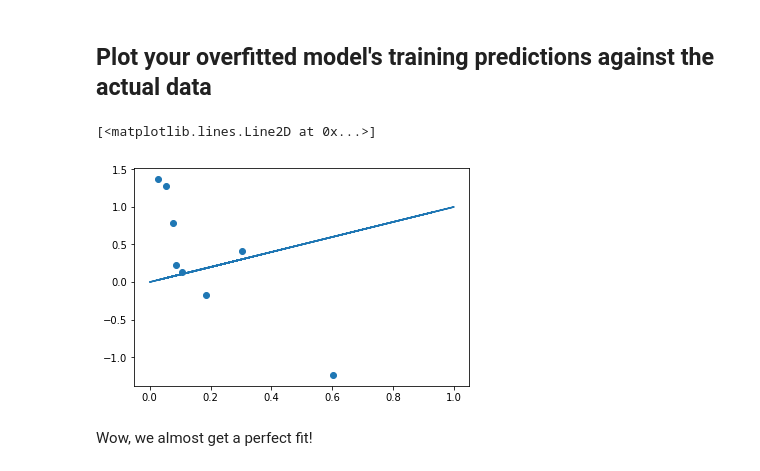
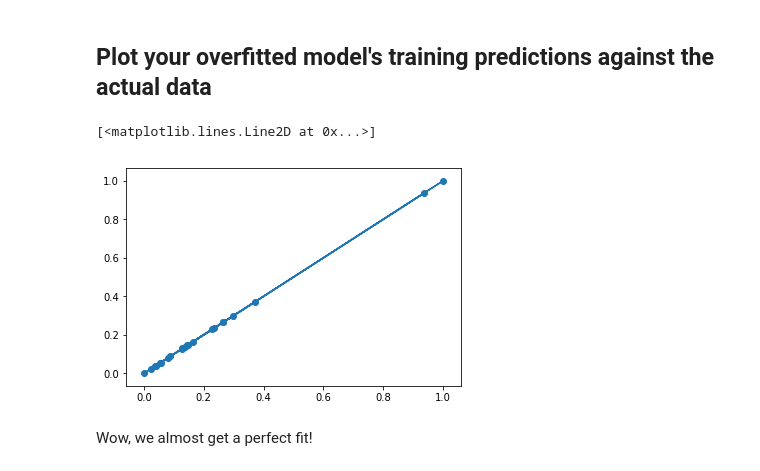
Before and after one commit to dlm6693/dsc-2-24-08-bias-variance-trade-off-lab-nyc-ds-career-031119, a Jupyter notebook: index.ipynb, the cells around one changed output. Saved outputs shown, nothing was run; the diff lists cells and outputs as text; code cells hidden in the pictures.

```diff
--- a/index.ipynb
+++ b/index.ipynb
@@ -139,11 +139,11 @@ X_test_poly = poly.fit_transform(X_test)
 # %%
 # your code here
 lr.fit(X_train_poly, y_train)
-plt.scatter(y_test, lr.predict(X_test_poly))
+plt.scatter(y_train, lr.predict(X_train_poly))
 plt.plot(y_train, y_train)
 # %% [output]
 [<matplotlib.lines.Line2D at 0x...>]
-[figure, old version]
+[figure, new version]
 # %% [markdown]
 Wow, we almost get a perfect fit!
 # %% [markdown]
```
